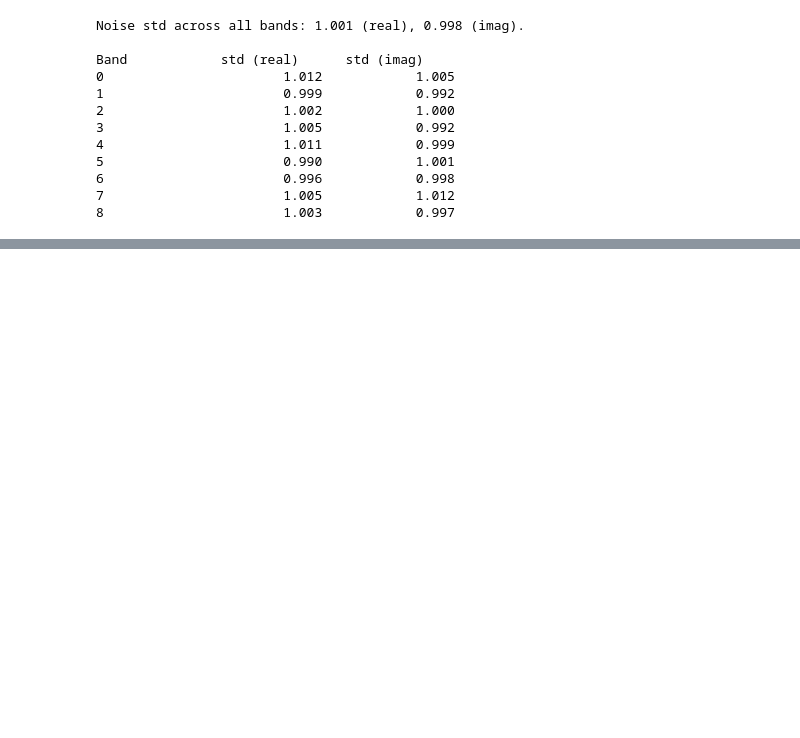
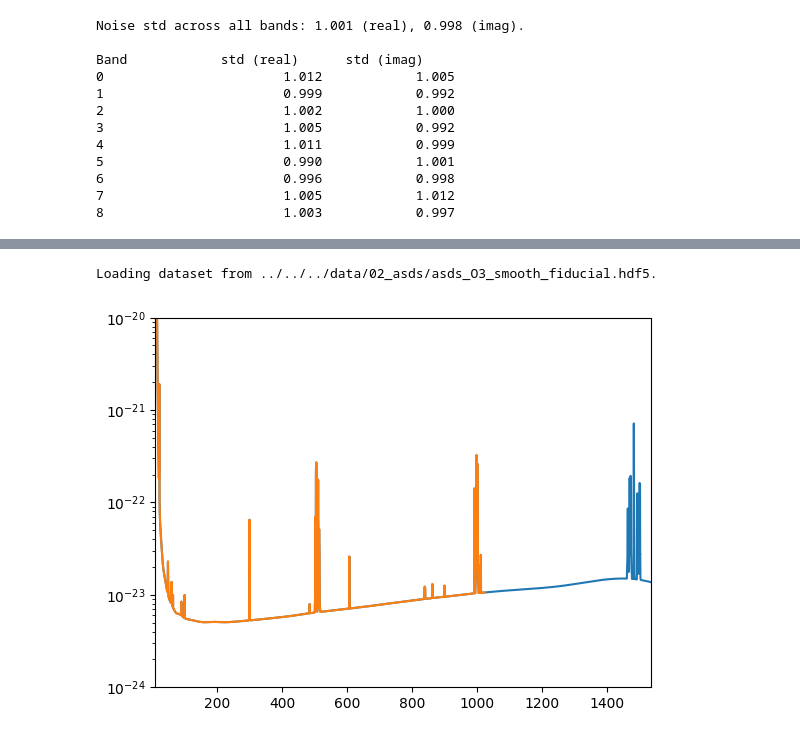
Before and after one commit to dingo-gw/dingo, a Jupyter notebook: binary_neutron_stars/prototyping/psd_decimation.ipynb, the cells around one changed output, grey strips where cells are left out. Cells and saved outputs as stored; diff of their text form; code cells hidden in the pictures; blank space fills up the shorter version.

```diff
--- a/binary_neutron_stars/prototyping/psd_decimation.ipynb
+++ b/binary_neutron_stars/prototyping/psd_decimation.ipynb
@@ -236,0 +241,18 @@ Band            std (real)      std (imag)
+# %%
+asd_dataset = ASDDataset(file_name="../../../data/02_asds/asds_O3_smooth_fiducial.hdf5")
+asds = asd_dataset.sample_random_asds()
+asd = asds["H1"]
+asd_ufd_interp = interp1d(asd_dataset.domain(), asd)
+asd_ufd = asd_ufd_interp(ufd())
+asd_mfd = asd_ufd_interp(mfd())
+# %% [output]
+Loading dataset from ../../../data/02_asds/asds_O3_smooth_fiducial.hdf5.
+# %%
+plt.plot(asd_dataset.domain(), asd)
+plt.plot(ufd(), asd_ufd)
+plt.yscale("log")
+plt.xlim((10,1536))
+plt.ylim((1e-24, 1e-20))
+plt.show()
+# %% [output]
+[figure, added]
```
Also changed, not shown: parts of 12 cells of this notebook.
